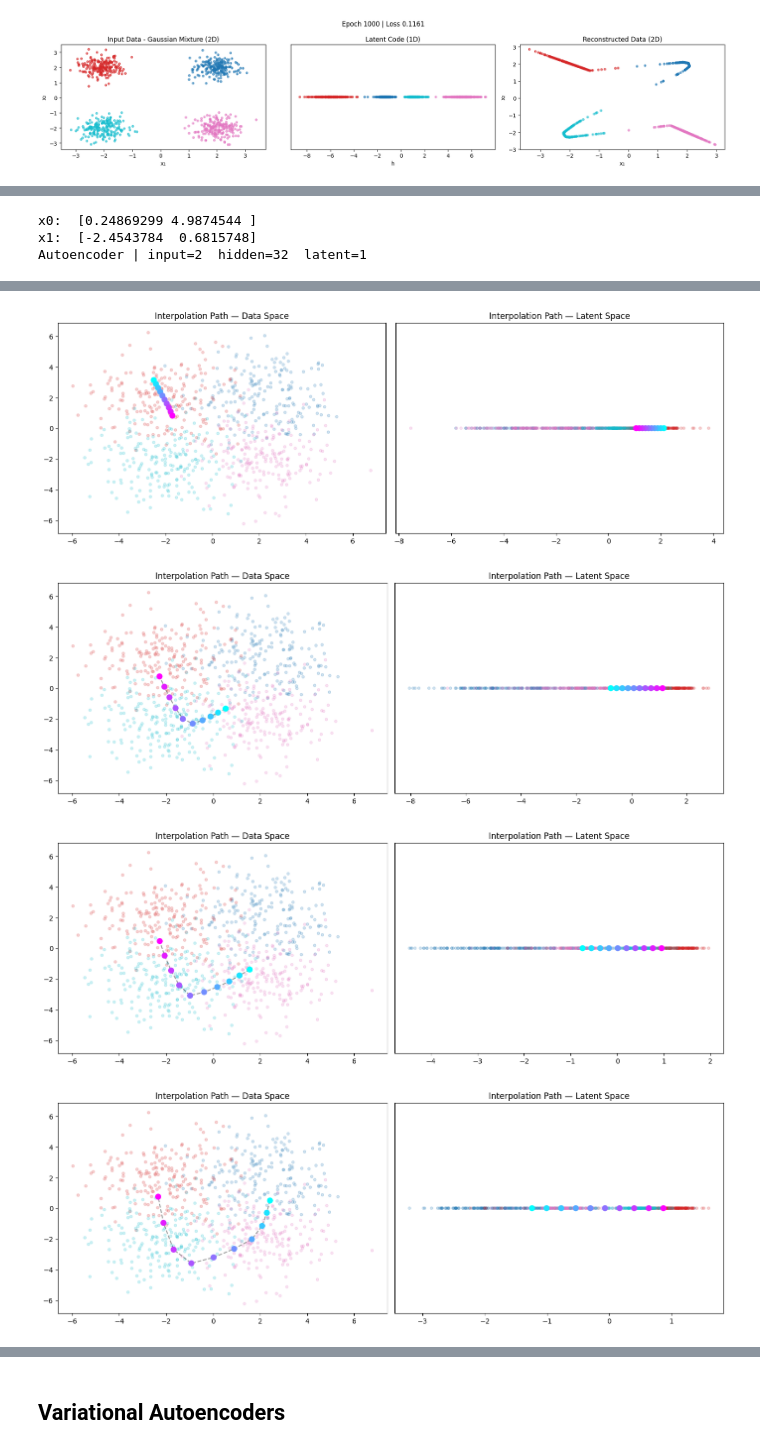
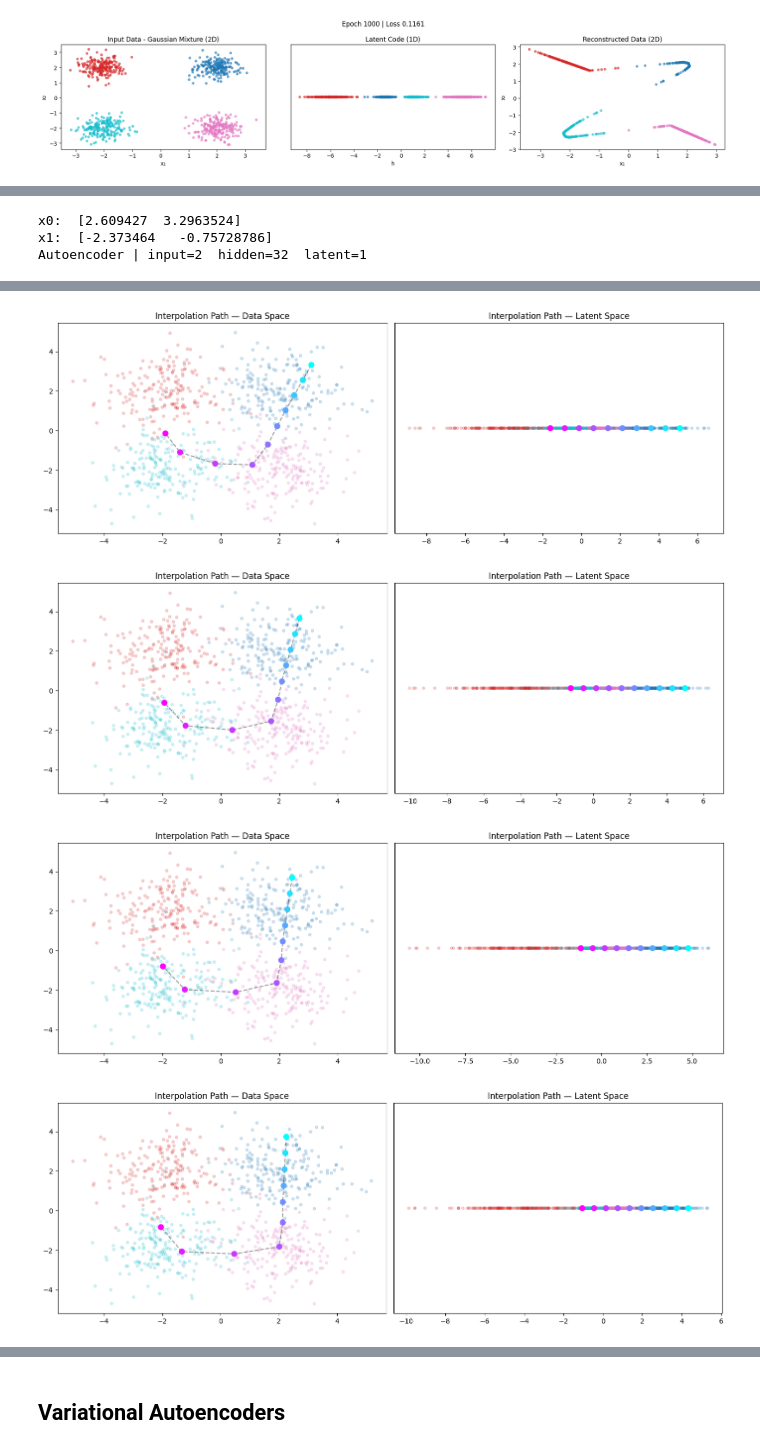
Before and after one commit to gkotti4/ml-foundations, a Jupyter notebook: Autoencoders/Autoencoders.ipynb, the cells around one changed output, grey strips where cells are left out. Cells and saved outputs as stored; diff of their text form; code cells hidden in the pictures.

Commit message:
Update Autoencoders.ipynb
Latent Analysis updated
VAE added
Notes added

```diff
--- a/Autoencoders/Autoencoders.ipynb
+++ b/Autoencoders/Autoencoders.ipynb
@@ -788,6 +814,9 @@ FloatLogSlider(value=0.1, description='σ corruption', max=1.0, min=-3.0, step=0
 # %%
 # Latent Space Analysis - Interpolation (Undercomplete AE)
 #
+# Model: Undercomplete | Bottleneck Autoencoder
+# Data: 2D Gaussian Mixture | MakeMoons dataset
+# Loss: base MSE
 
 class Autoencoder(nn.Module):
     def __init__(self, input_dim, hidden_dim, latent_dim):
@@ -816,6 +845,9 @@ class Autoencoder(nn.Module):
     def decode(self, h):
         return self.decoder(h)
 
+# Define loss function - > MSE
+def loss_fn(x, x_hat):
+    return ((x - x_hat) ** 2).mean()
 
 # Input data - 2D Gaussian Mixture
 means = torch.tensor([
@@ -826,7 +858,7 @@ means = torch.tensor([
 ])
 
 n_per_cluster = 200
-sigma = 1.5 # 0.4
+sigma = 1.0 # 0.4
 
 data, labels = [], []
 for k, mean in enumerate(means):
@@ -940,6 +972,6 @@ for i in range(1, epochs+1):
         plt.tight_layout()
         plt.show()
 # %% [output]
-x0:  [0.24869299 4.9874544 ]
-x1:  [-2.4543784  0.6815748]
+x0:  [2.609427  3.2963524]
+x1:  [-2.373464   -0.75728786]
 Autoencoder | input=2  hidden=32  latent=1
@@ -948,4 +980,4 @@ Autoencoder | input=2  hidden=32  latent=1
-[figure, old version]
+[figure, new version]
-[figure, old version]
+[figure, new version]
-[figure, old version]
+[figure, new version]
-[figure, old version]
+[figure, new version]
```
Also changed, not shown: parts of 13 cells of this notebook.
